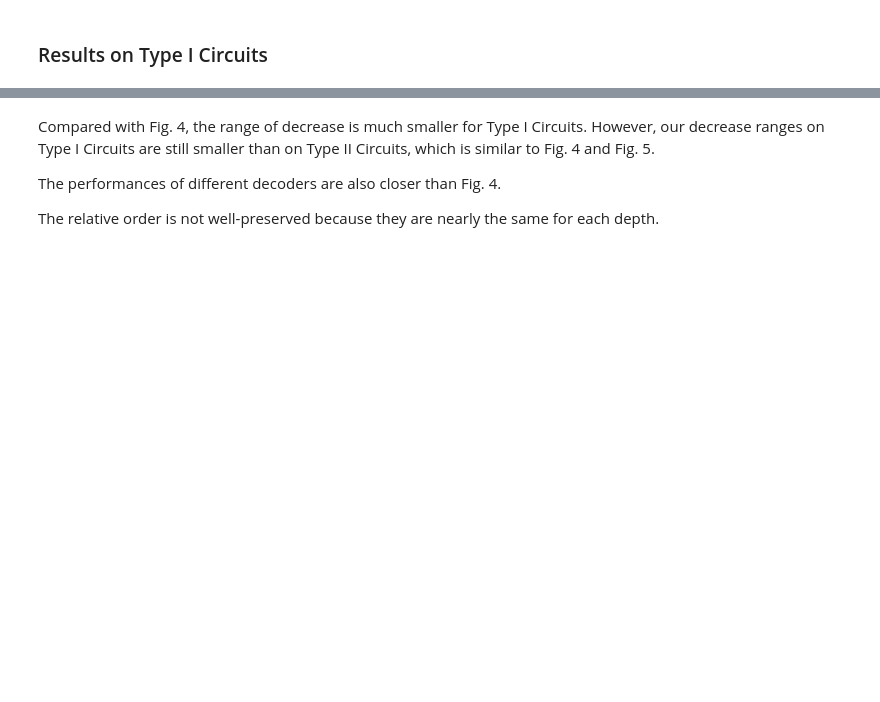
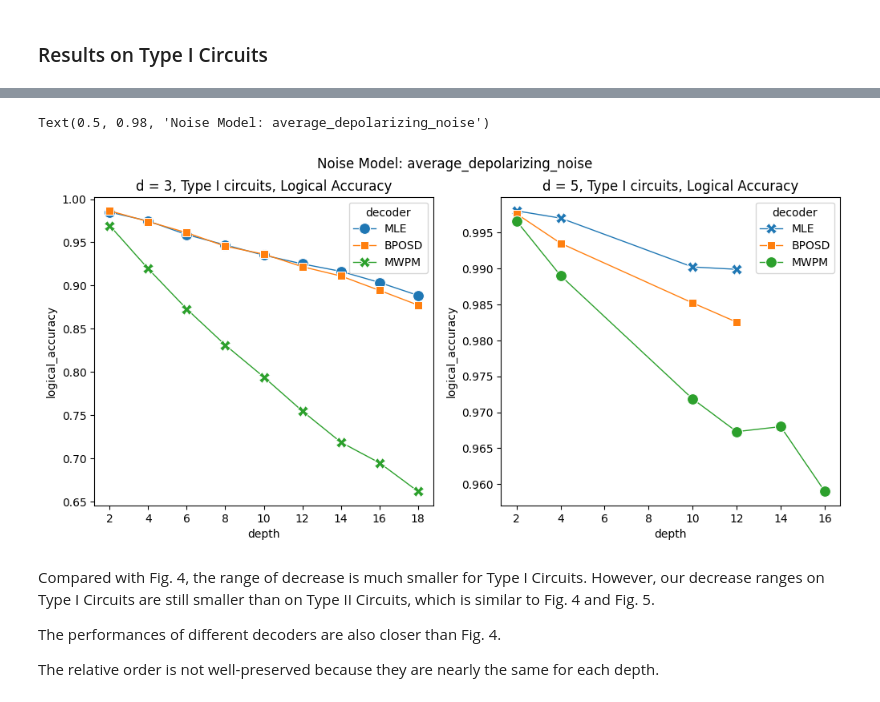
Before and after one commit to congfeng4/MCCD, a Jupyter notebook: visualize.ipynb, the cells around one changed output, grey strips where cells are left out. Drawn from its saved outputs; the diff is of its cells as text; code cells hidden in the pictures; blank space fills up the shorter version.

```diff
--- a/visualize.ipynb
+++ b/visualize.ipynb
@@ -110,8 +104,8 @@ For the numerical studies presented in the ‘Results’ section, we use the sti
 
 • Measuring a physical qubit has a bit flip error probability of P = 0.002.
 # %%
-def load_dataframe(root_dir: Path, filename: str) -> pd.DataFrame:
-    bench_result = list(root_dir.glob('res*.json'))
+def load_dataframe(root_dir: Path, df_name: str) -> pd.DataFrame:
+    bench_result = list(map(lambda p: json.loads(p.read_text()), root_dir.glob('res*.json')))
 
     df = pd.DataFrame.from_records(bench_result)
     df = pd.melt(df, id_vars=['decoder', 'distance', 'depth', 'circuit_type_index'],
@@ -131,4 +126,4 @@ hue_order = 'MLE BPOSD MWPM'.split()
 # %% [markdown]
 ### Results on Type I Circuits
 # %%
-df4 = pd.read_csv(f'./data/bench/{noise_model.__name__}/fig4.csv')
+df4 = load_dataframe(Path(f'data/bench/{noise_model}/result/fig4-baselines'), 'fig4-baselines')
@@ -135,17 +141,20 @@ df4 = pd.read_csv(f'./data/bench/{noise_model.__name__}/fig4.csv')
 # %%
 plt.figure(figsize=(12,5))
 ax=plt.subplot(121)
 sns.lineplot(df4[(df4.metric == 'logical_accuracy') & (df4.distance == 3)], x='depth', y='value', hue='decoder',hue_order=hue_order,
              errorbar=None, style='decoder', markers=True, dashes=False, markersize=10, linewidth=1, ax=ax)
 plt.ylabel('logical_accuracy')
 plt.title('d = 3, Type I circuits, Logical Accuracy')
 
 ax=plt.subplot(122)
 sns.lineplot(df4[(df4.metric == 'logical_accuracy') & (df4.distance == 5)], x='depth', y='value', hue='decoder',hue_order=hue_order,
              errorbar=None, style='decoder', markers=True, dashes=False, markersize=10, linewidth=1, ax=ax)
 plt.ylabel('logical_accuracy')
 plt.title('d = 5, Type I circuits, Logical Accuracy')
-plt.suptitle(f'Noise Model: {noise_model.__name__}')
+plt.suptitle(f'Noise Model: {noise_model}')
+# %% [output]
+Text(0.5, 0.98, 'Noise Model: average_depolarizing_noise')
+[figure, added]
 # %% [markdown]
 Compared with Fig. 4, the range of decrease is much smaller for Type I Circuits.
 However, our decrease ranges on Type I Circuits are still smaller than on Type II Circuits, which is similar to Fig. 4 and Fig. 5.
```
Also changed, not shown: parts of 5 cells of this notebook, 4 other files.
